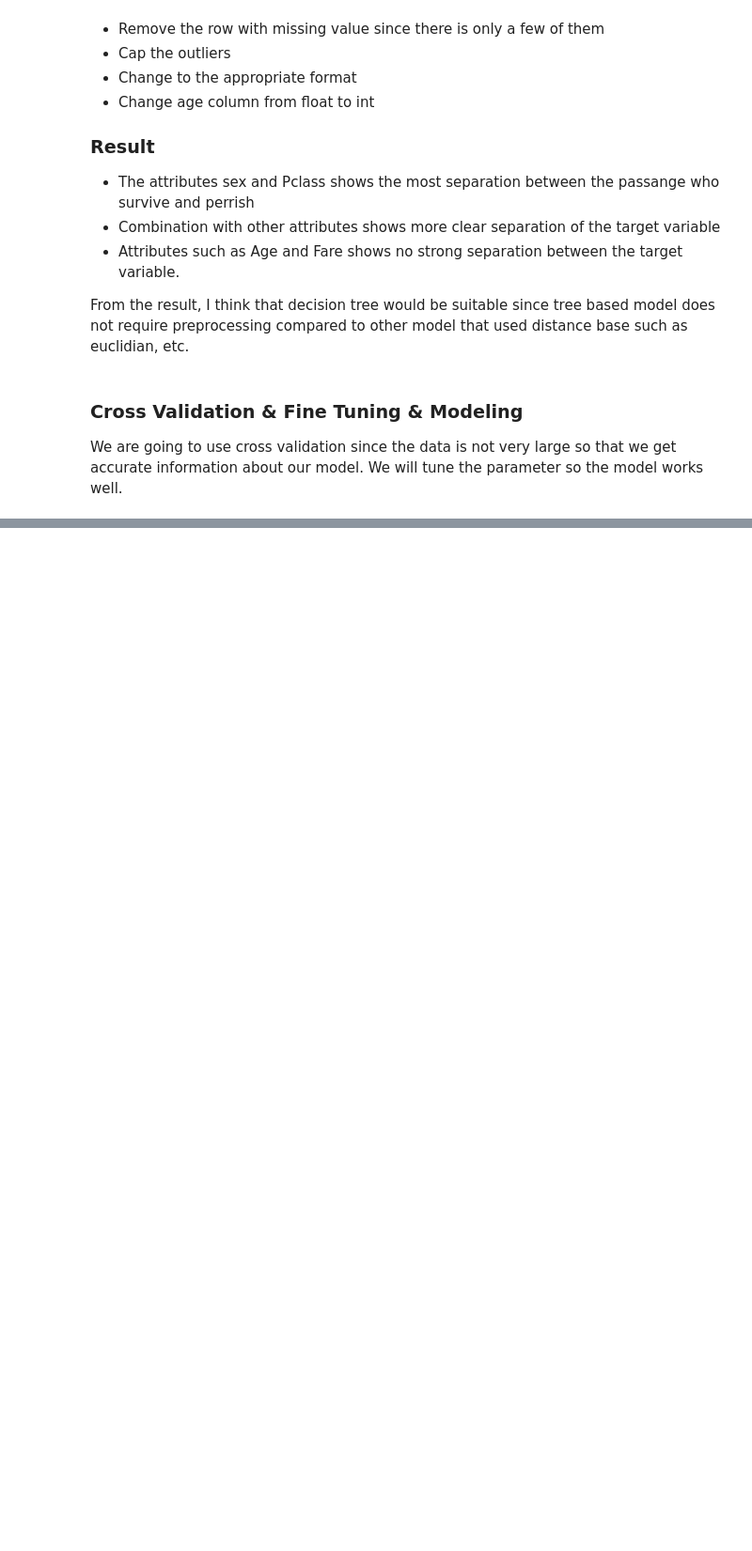
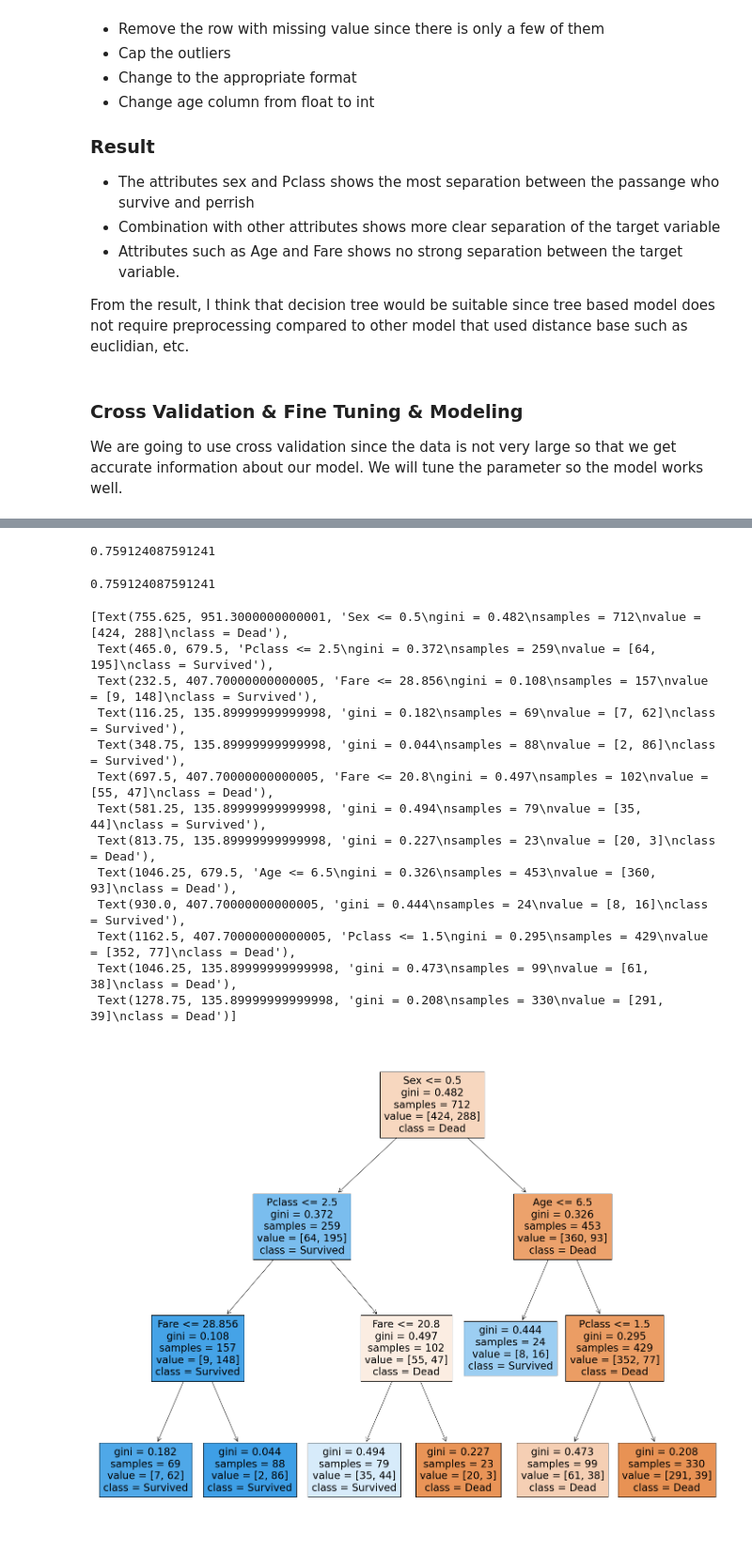
Before and after one commit to miebakso/machine-learning-projects, a Jupyter notebook: P1-titanic-dataset-competition/titanic.ipynb, the cells around one changed output, grey strips where cells are left out. Shown at 94% size. Drawn from its saved outputs; the diff is of its cells as text; code cells hidden in the pictures; blank space fills up the shorter version.

```diff
--- a/P1-titanic-dataset-competition/titanic.ipynb
+++ b/P1-titanic-dataset-competition/titanic.ipynb
@@ -404,0 +477,51 @@ def runDecisionTreen(n, params):
+# %%
+optimal_param = {
+    'criterion': 'gini',
+    'min_samples_leaf': 15,
+    'max_depth': 3
+}
+
+clf = DecisionTreeClassifier(**optimal_param)
+
+target = train_df['Survived']
+train = train_df.drop(columns=['Survived'])
+
+clf.fit(train, target)
+
+result = clf.predict(train)
+score = f1_score(result, target)
+
+print(score)
+# %% [output]
+0.759124087591241
+# %%
+test_df['Sex'] = gender_encoder.transform(test_df['Sex'])
+test_df['Embarked'] = embarked_encoder.transform(test_df['Embarked'])
+# %%
+test_target = test_df['Survived']
+test = test_df.drop(columns=['Survived'])
+predict = clf.predict(test)
+score = f1_score(predict, test_target)
+score
+# %% [output]
+0.759124087591241
+# %%
+from sklearn.tree import plot_tree
+
+fig = plt.figure(figsize=(25,20))
+plot_tree(clf, feature_names=test.columns, filled=True, impurity=True, class_names=['Dead','Survived'])
+# %% [output]
+[Text(755.625, 951.3000000000001, 'Sex <= 0.5\ngini = 0.482\nsamples = 712\nvalue = [424, 288]\nclass = Dead'),
+ Text(465.0, 679.5, 'Pclass <= 2.5\ngini = 0.372\nsamples = 259\nvalue = [64, 195]\nclass = Survived'),
+ Text(232.5, 407.70000000000005, 'Fare <= 28.856\ngini = 0.108\nsamples = 157\nvalue = [9, 148]\nclass = Survived'),
+ Text(116.25, 135.89999999999998, 'gini = 0.182\nsamples = 69\nvalue = [7, 62]\nclass = Survived'),
+ Text(348.75, 135.89999999999998, 'gini = 0.044\nsamples = 88\nvalue = [2, 86]\nclass = Survived'),
+ Text(697.5, 407.70000000000005, 'Fare <= 20.8\ngini = 0.497\nsamples = 102\nvalue = [55, 47]\nclass = Dead'),
+ Text(581.25, 135.89999999999998, 'gini = 0.494\nsamples = 79\nvalue = [35, 44]\nclass = Survived'),
+ Text(813.75, 135.89999999999998, 'gini = 0.227\nsamples = 23\nvalue = [20, 3]\nclass = Dead'),
+ Text(1046.25, 679.5, 'Age <= 6.5\ngini = 0.326\nsamples = 453\nvalue = [360, 93]\nclass = Dead'),
+ Text(930.0, 407.70000000000005, 'gini = 0.444\nsamples = 24\nvalue = [8, 16]\nclass = Survived'),
+ Text(1162.5, 407.70000000000005, 'Pclass <= 1.5\ngini = 0.295\nsamples = 429\nvalue = [352, 77]\nclass = Dead'),
+ Text(1046.25, 135.89999999999998, 'gini = 0.473\nsamples = 99\nvalue = [61, 38]\nclass = Dead'),
+ Text(1278.75, 135.89999999999998, 'gini = 0.208\nsamples = 330\nvalue = [291, 39]\nclass = Dead')]
+[figure, added]
```
Also changed, not shown: parts of 11 cells of this notebook.
